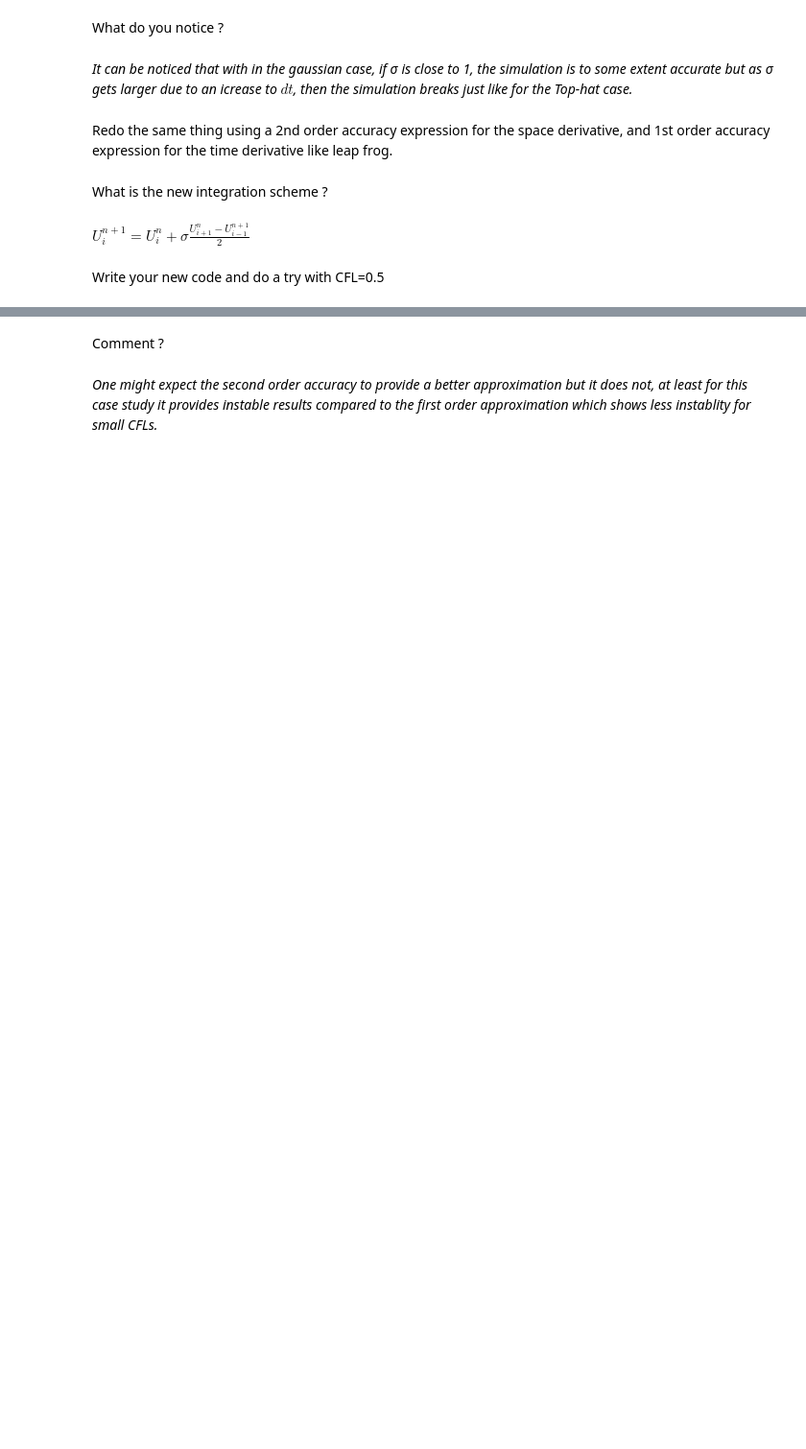
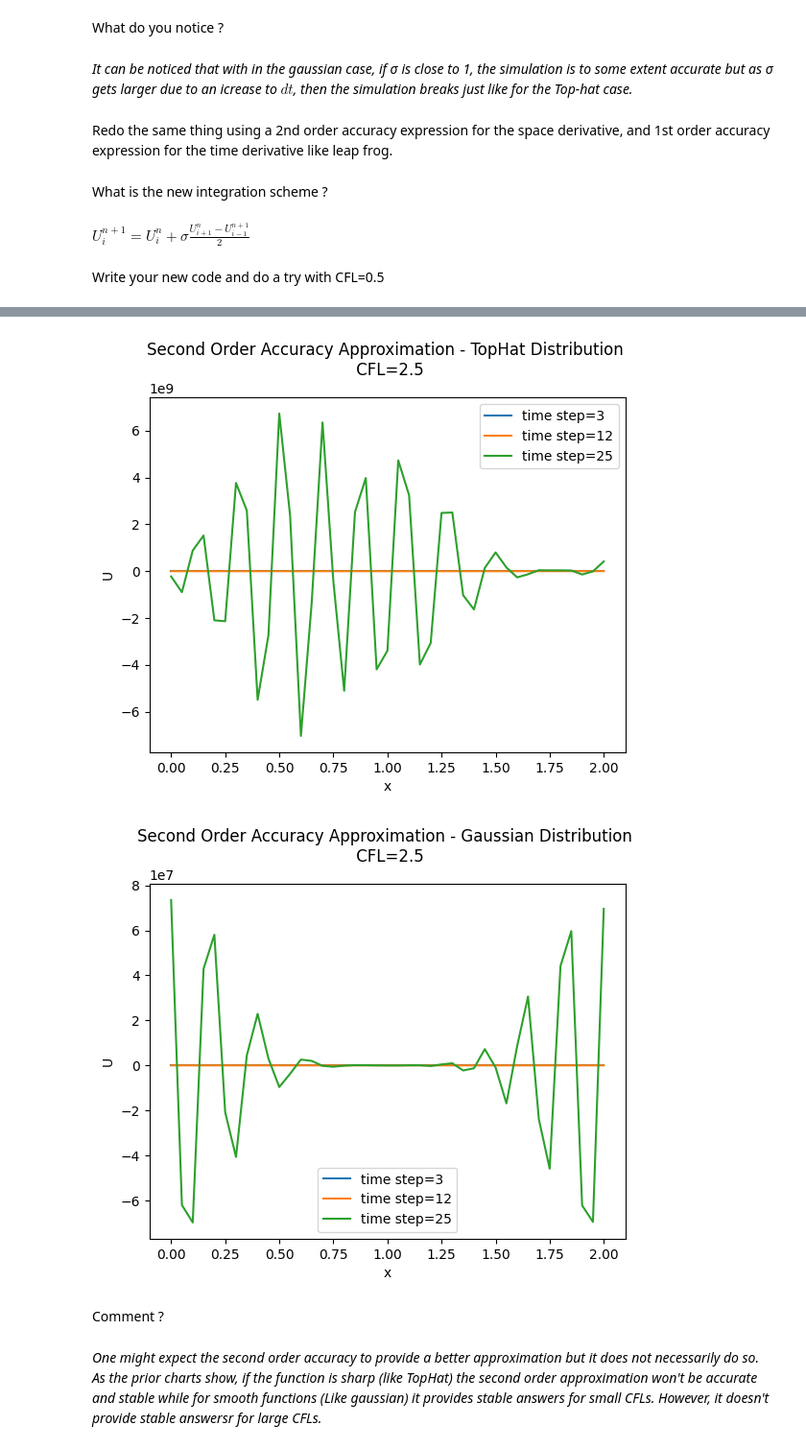
Before and after one commit to mopahlevani/Numerical-Methods, a Jupyter notebook: PDE_Training.ipynb, the cells around one changed output, grey strips where cells are left out. Shown: that part at 96% size. Drawn from its saved outputs; the diff is of its cells as text; code cells hidden in the pictures; blank space fills up the shorter version.

```diff
--- a/PDE_Training.ipynb
+++ b/PDE_Training.ipynb
@@ -324,4 +324,57 @@ plt.show()
+# %%
+# TopHAT CFL = 2.5
+dt7 = (5) * Delta_T / nt  # Time step size
+sigma7 = c * dt7 / dx
+U = U0  # Initial condition (assumed to be defined)
+
+# defining A which U_n+1 = A * U_n
+A = np.zeros((nx, nx))
+for i in range(nx):
+    A[i, i] = 1
+    A[i, (i - 1) % nx] += sigma7 / 2
+    A[i, (i + 1) % nx] -= sigma7 / 2
+
+
+# Time integration using FTCS scheme
+for j in range(nt):
+    U = np.matmul(A, U)
+    if j in [2, 11, 24]:
+        plt.plot(x, U, label='time step=' + str(j + 1))
+plt.legend()
+plt.xlabel('x')
+plt.ylabel('U')
+plt.title("Second Order Accuracy Approximation - TopHat Distribution \n CFL=" + str(dt7 * c / dx))
+plt.show()
+
+
+# Gaussian CFL = 2.5
+dt8 = (5) * Delta_T / nt  # Time step size
+sigma8 = c * dt8 / dx
+U = U00  # Initial condition (assumed to be defined)
+
+# defining A which U_n+1 = A * U_n
+A = np.zeros((nx, nx))
+for i in range(nx):
+    A[i, i] = 1
+    A[i, (i - 1) % nx] += sigma8 / 2
+    A[i, (i + 1) % nx] -= sigma8 / 2
+
+
+# Time integration using FTCS scheme
+for j in range(nt):
+    U = np.matmul(A, U)
+    if j in [2, 11, 24]:
+        plt.plot(x, U, label='time step=' + str(j + 1))
+plt.legend()
+plt.xlabel('x')
+plt.ylabel('U')
+plt.title("Second Order Accuracy Approximation - Gaussian Distribution \n CFL=" + str(dt8 * c / dx))
+plt.show()
+# %% [output]
+[figure, added]
+[figure, added]
 # %% [markdown]
 Comment ?
-# %% [markdown]
-*One might expect the second order accuracy to provide a better approximation but it does not, at least for this case study it provides instable results compared to the first order approximation which shows less instablity for small CFLs.*
+# %% [markdown]
+*One might expect the second order accuracy to provide a better approximation but it does not necessarily do so. As the prior charts show, if the function is sharp (like TopHat) the second order approximation won't be accurate
+and stable while for smooth functions (Like gaussian) it provides stable answers for small CFLs. However, it doesn't provide stable answersr for large CFLs.*
```
Also changed, not shown: parts of 1 cell of this notebook.
